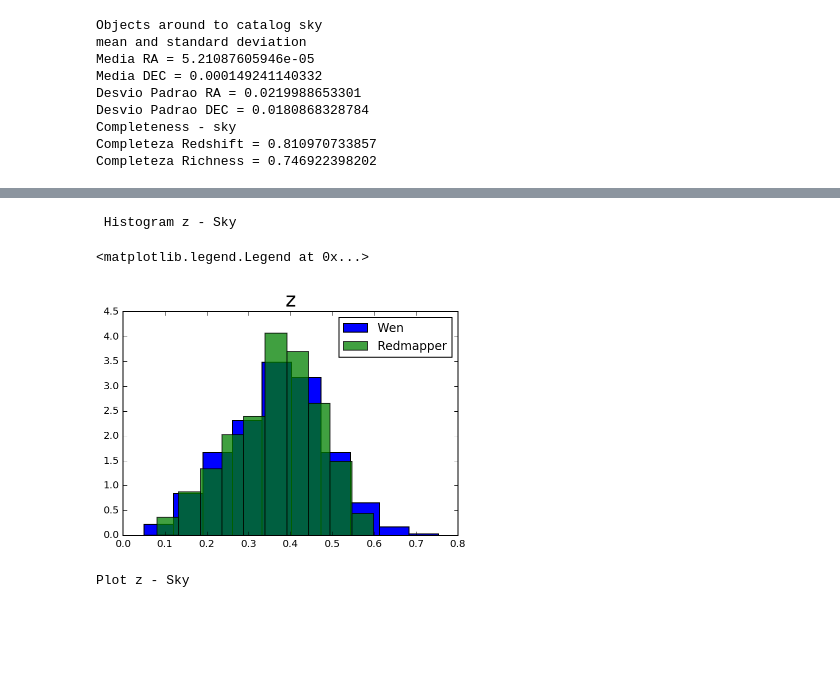
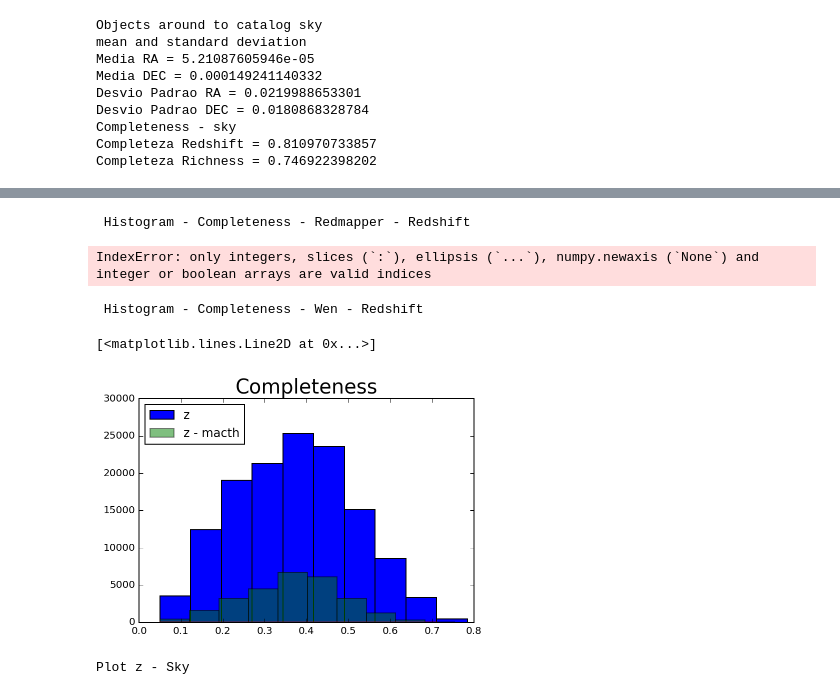
Before and after one commit to clusteron/comparison, a Jupyter notebook: table.ipynb, the cells around one changed output, grey strips where cells are left out. Cells and saved outputs as stored; diff of their text form; code cells hidden in the pictures; blank space fills up the shorter version.

Commit message:
reescrevendo os plots

```diff
--- a/table.ipynb
+++ b/table.ipynb
@@ -146,24 +150,27 @@ r = r['z_lambda']
 w = w['zph']
 rr = o_r['Z_LAMBDA']
 rw = o_w['zph']
-hr = plt.hist(r, normed = True, label = 'z')
-h_r = plt.hist(rr, normed = True, alpha = 0.5, label = 'z - match')
+hr = plt.hist(r, label = 'z')
+h_r = plt.hist(rr, alpha = 0.5, label = 'z - match')
 co_r = h_r[0]/hr[0]
 plt.title('Completeness', fontsize='20')
 plt.legend(loc = 2)
 plt.plot(hr[1][:-1], co_r)
+# %% [output]
+ Histogram - Completeness - Redmapper - Redshift
+IndexError: only integers, slices (`:`), ellipsis (`...`), numpy.newaxis (`None`) and integer or boolean arrays are valid indices
 # %%
 print ' Histogram - Completeness - Wen - Redshift'
-hw = plt.hist(w, normed = True, label = 'z')
-h_w = plt.hist(rw, normed = True, alpha = 0.5, label = 'z - macth')
+hw = plt.hist(w, label = 'z')
+h_w = plt.hist(rw, alpha = 0.5, label = 'z - macth')
 co_w = h_w[0]/hw[0]
 plt.title('Completeness', fontsize='20')
 plt.legend(loc = 2)
 plt.plot(hw[1][:-1], co_w)
 # %% [output]
- Histogram z - Sky
+ Histogram - Completeness - Wen - Redshift
-<matplotlib.legend.Legend at 0x...>
+[<matplotlib.lines.Line2D at 0x...>]
-[figure, old version]
+[figure, new version]
 # %%
 print 'Plot z - Sky '
 fig = plt.figure(1)
```
Also changed, not shown: parts of 3 cells of this notebook.
